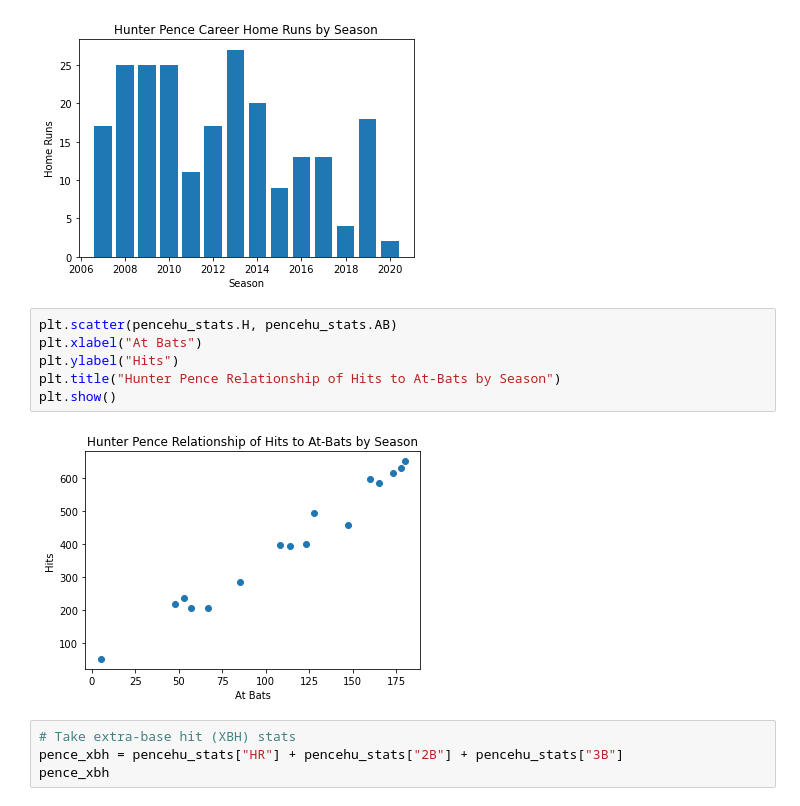
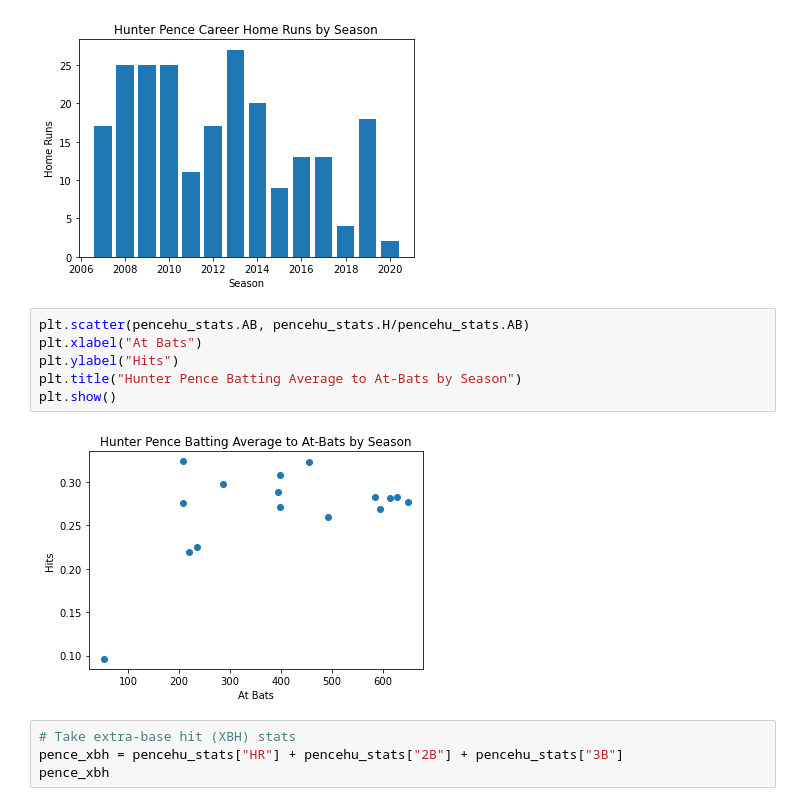
Before and after one commit to matthewjchin/baseballstats, a Jupyter notebook: Slug_Datavis.ipynb, the cells around one changed output. Drawn from its saved outputs; the diff is of its cells as text.

Commit message:
Updated HP visuals

```diff
--- a/Slug_Datavis.ipynb
+++ b/Slug_Datavis.ipynb
@@ -93,13 +113,13 @@ plt.show()
 # %% [output]
 [figure]
 # %%
-plt.scatter(pencehu_stats.H, pencehu_stats.AB)
+plt.scatter(pencehu_stats.AB, pencehu_stats.H/pencehu_stats.AB)
 plt.xlabel("At Bats")
 plt.ylabel("Hits")
-plt.title("Hunter Pence Relationship of Hits to At-Bats by Season")
+plt.title("Hunter Pence Batting Average to At-Bats by Season")
 plt.show()
 # %% [output]
-[figure, old version]
+[figure, new version]
 # %%
 # Take extra-base hit (XBH) stats
 pence_xbh = pencehu_stats["HR"] + pencehu_stats["2B"] + pencehu_stats["3B"]
```
Also changed, not shown: parts of 3 cells of this notebook, 1 other file.
